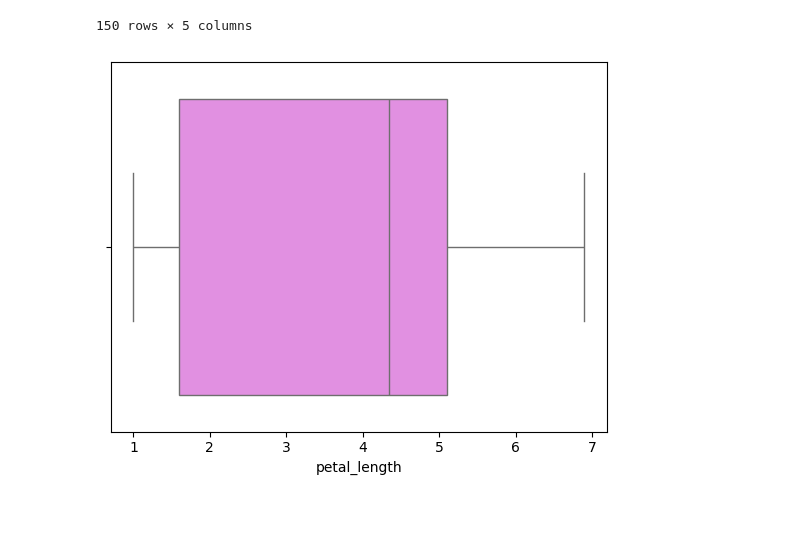
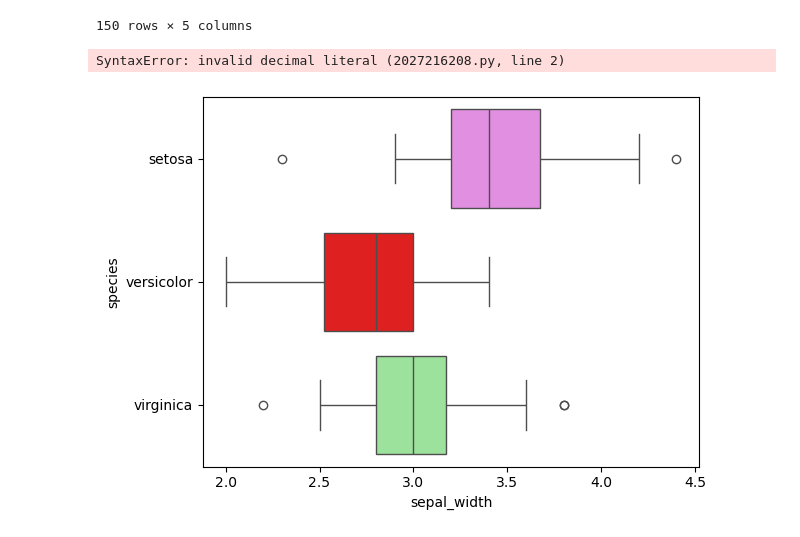
Before and after one commit to Rithvikreddy12/python_example_data_type, a Jupyter notebook: Datasets3.ipynb, the cells around one changed output. Drawn from its saved outputs; the diff is of its cells as text; code cells hidden in the pictures.

```diff
--- a/Datasets3.ipynb
+++ b/Datasets3.ipynb
@@ -82,8 +82,3 @@ iris_data
 | 148 | 6.2 | 3.4 | 5.4 | 2.3 | virginica |
 | 149 | 5.9 | 3.0 | 5.1 | 1.8 | virginica |
 150 rows × 5 columns
-# %%
-sns.boxplot(x=iris_data['petal_length'],color='violet')
-plt.show()
-# %% [output]
-[figure, removed]
@@ -93,0 +85,11 @@ iqr=q3-q1
+# %%
+lower_bound=q1-1.5(q3-q1)
+upper_bound=q3+ 1.5iqr
+iqr=q3-q1
+# %% [output]
+SyntaxError: invalid decimal literal (2027216208.py, line 2)
+# %%
+sns.boxplot(x=iris_data['sepal_width'],palette=['violet','red','lightgreen'],y=iris_data['species'])
+plt.show()
+# %% [output]
+[figure, added]
```
Also changed, not shown: parts of 15 cells of this notebook.
